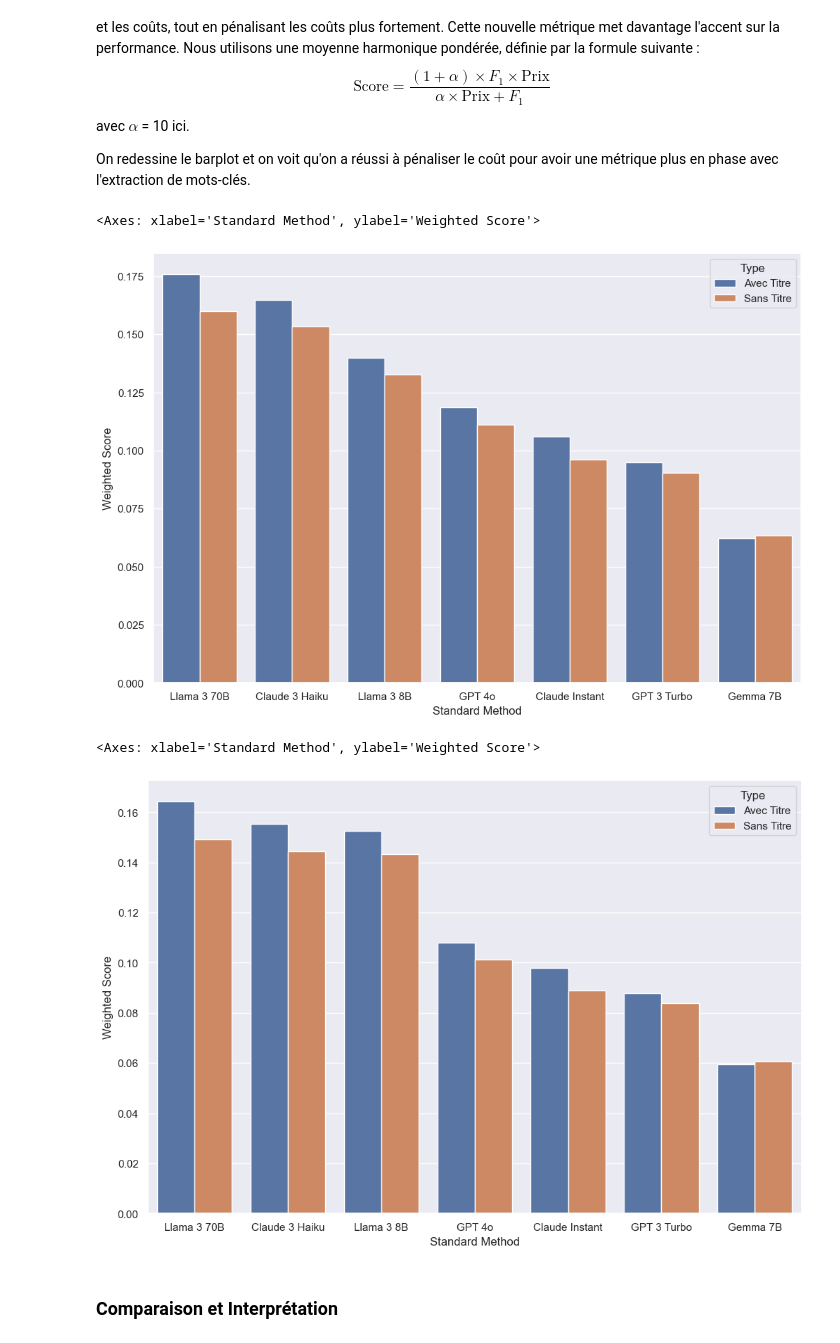
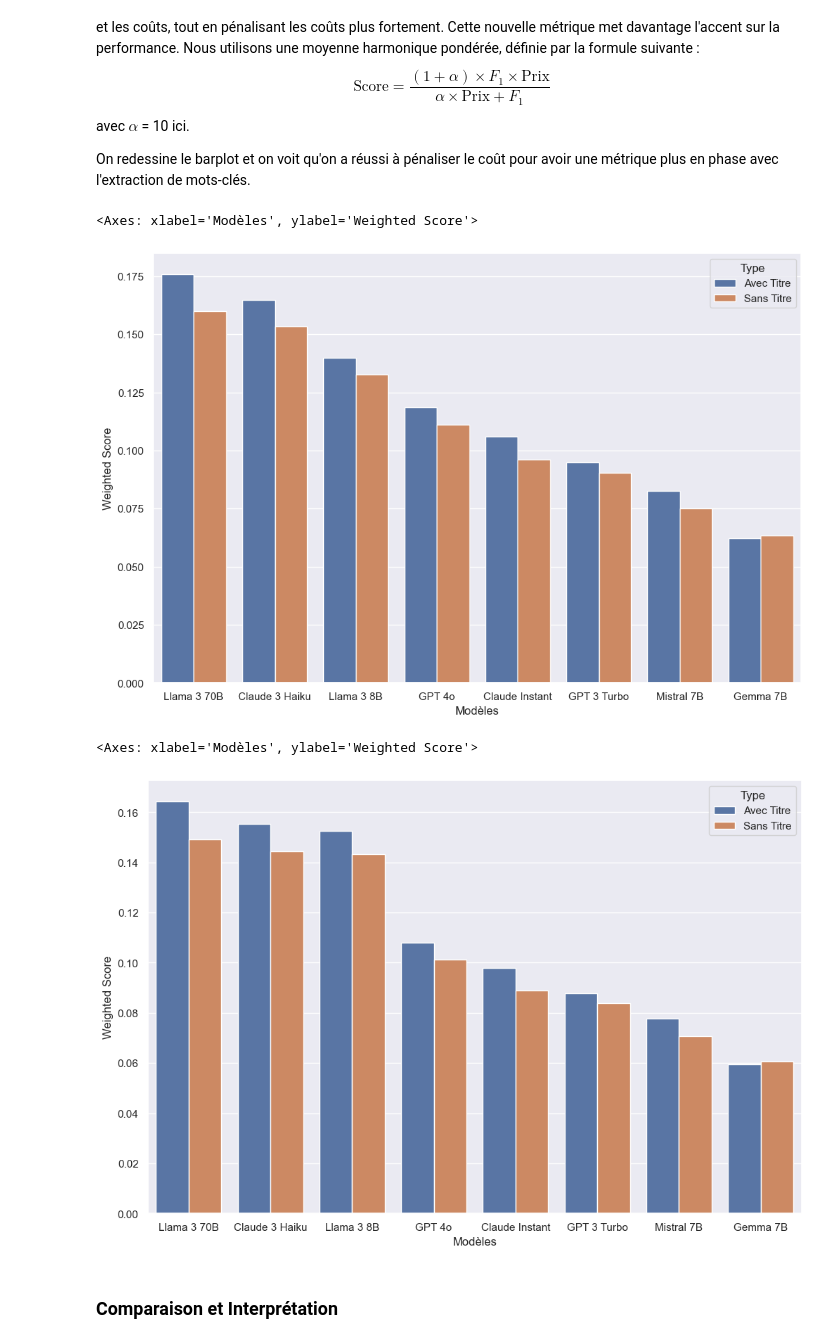
Before and after one commit to nacefbm/keywords_2024, a Jupyter notebook: TER_Keyword_Extraction_sur_BDD_HAL.ipynb, the cells around one changed output. Cells and saved outputs as stored; diff of their text form; code cells hidden in the pictures.

```diff
--- a/TER_Keyword_Extraction_sur_BDD_HAL.ipynb
+++ b/TER_Keyword_Extraction_sur_BDD_HAL.ipynb
@@ -1917,7 +1921,7 @@ def claude(input_token, output_token, price_inp, price_out):
 input_token = 12 * 100_000
 output_token = 2 * 100_000
 
-methods = ['Claude 2', 'Claude 3 Haiku', 'Claude Instant', 'Claude 3 Sonnet', 'Claude 3 Opus', 'GPT 3 Turbo', 'GPT 4', 'Llama 3 70B', 'Mixtral 8x7B','Llama 3 8B', 'Gemma 7B', 'Llama 2 70B', 'Llama 2 7B', 'GPT 4 Turbo', 'GPT 4o', 'Mistral 7B', 'Mixtral 8x7B', 'Mixtral 8x22B', 'Mistral Small', 'Mistral Large']
+methods = ['Claude 2', 'Claude 3 Haiku', 'Claude Instant', 'Claude 3 Sonnet', 'Claude 3 Opus', 'GPT 3 Turbo', 'GPT 4', 'Llama 3 70B', 'Mixtral 8x7B','Llama 3 8B', 'Gemma 7B', 'Llama 2 70B', 'Llama 2 7B', 'GPT 4 Turbo', 'GPT 4o', 'Mistral 7B', 'Mixtral 8x7B.', 'Mixtral 8x22B', 'Mistral Small', 'Mistral Large']
 input_prices = [8, 0.25, 0.8, 3, 15, 0.5,30, 0.59, 0.27, 0.05,0.1, 0.64, 0.1 , 10, 5, 0.2, 0.65, 1.9, 0.9, 3.8]
 output_prices = [24, 1.25, 2.4, 15, 75, 1.5, 60, 0.79, 0.27, 0.1,0.10, 0.8, 0.1, 30, 15, 0.2, 0.65, 5.6, 2.8,11.3]
 providers = ['Antropic', 'Antropic', 'Antropic', 'Antropic', 'Antropic', 'OpenAI', 'OpenAI', 'Groq', 'Groq', 'Groq', 'Groq', 'Groq', 'Groq','OpenAI','OpenAI', 'Mistral AI', 'Mistral AI','Mistral AI', 'Mistral AI', 'Mistral AI']
@@ -2069,7 +2078,9 @@ name_mapping = {
     'gpt4o': 'GPT 4o',
     'kw_openai_gpt3.5': 'GPT 3 Turbo',
     'gemma-7b-it': 'Gemma 7B',
-    'claude-instant-1.2': 'Claude Instant'
+    'claude-instant-1.2': 'Claude Instant',
+    'open-mistral-7b': 'Mistral 7B'
+
 }
 
 df_with_title['Modèles'] = df_with_title['Modèle'].map(name_mapping)
@@ -2141,20 +2152,20 @@ df_merged['Weighted Score'] = ((1 + alpha) * df_merged['F1 Score'] * df_merged['
 # Sort by the new weighted score
 df_sorted = df_merged.sort_values(by='Weighted Score', ascending=False)
 plt.figure(figsize=(12, 8))
-sns.barplot(data=df_sorted, x='Standard Method', y='Weighted Score', hue='Type')
+sns.barplot(data=df_sorted, x='Modèles', y='Weighted Score', hue='Type')
 # %% [output]
-<Axes: xlabel='Standard Method', ylabel='Weighted Score'>
+<Axes: xlabel='Modèles', ylabel='Weighted Score'>
-[figure, old version]
+[figure, new version]
 # %%
 alpha = 100
 df_merged['Weighted Score'] = ((1 + alpha) * df_merged['F1 Score'] * (1/df_merged['Prix sur HAL']))/ (alpha * (1/df_merged['Prix sur HAL']) + df_merged['F1 Score'])
 # Sort by the new weighted score
 df_sorted = df_merged.sort_values(by='Weighted Score', ascending=False)
 plt.figure(figsize=(12, 8))
-sns.barplot(data=df_sorted, x='Standard Method', y='Weighted Score', hue='Type')
+sns.barplot(data=df_sorted, x='Modèles', y='Weighted Score', hue='Type')
 # %% [output]
-<Axes: xlabel='Standard Method', ylabel='Weighted Score'>
+<Axes: xlabel='Modèles', ylabel='Weighted Score'>
-[figure, old version]
+[figure, new version]
 # %% [markdown]
 ### Comparaison et Interprétation
 # %% [markdown]
```
Also changed, not shown: parts of 11 cells of this notebook, 1 other file.
